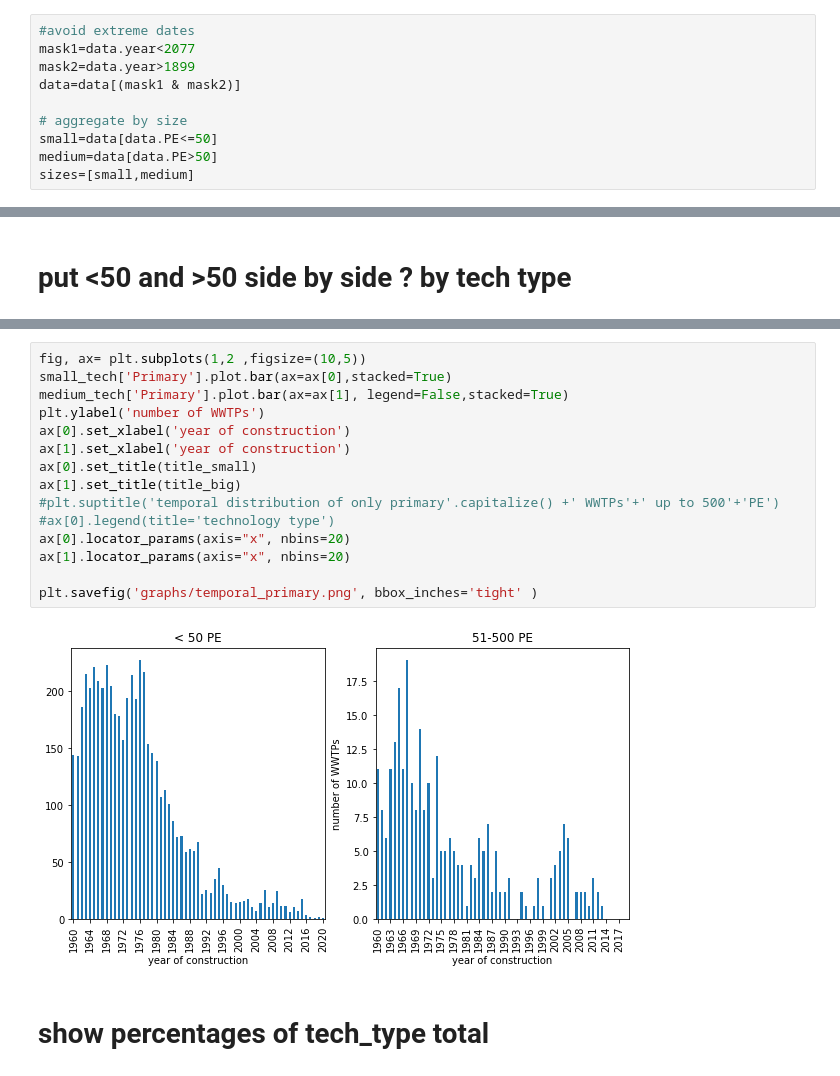
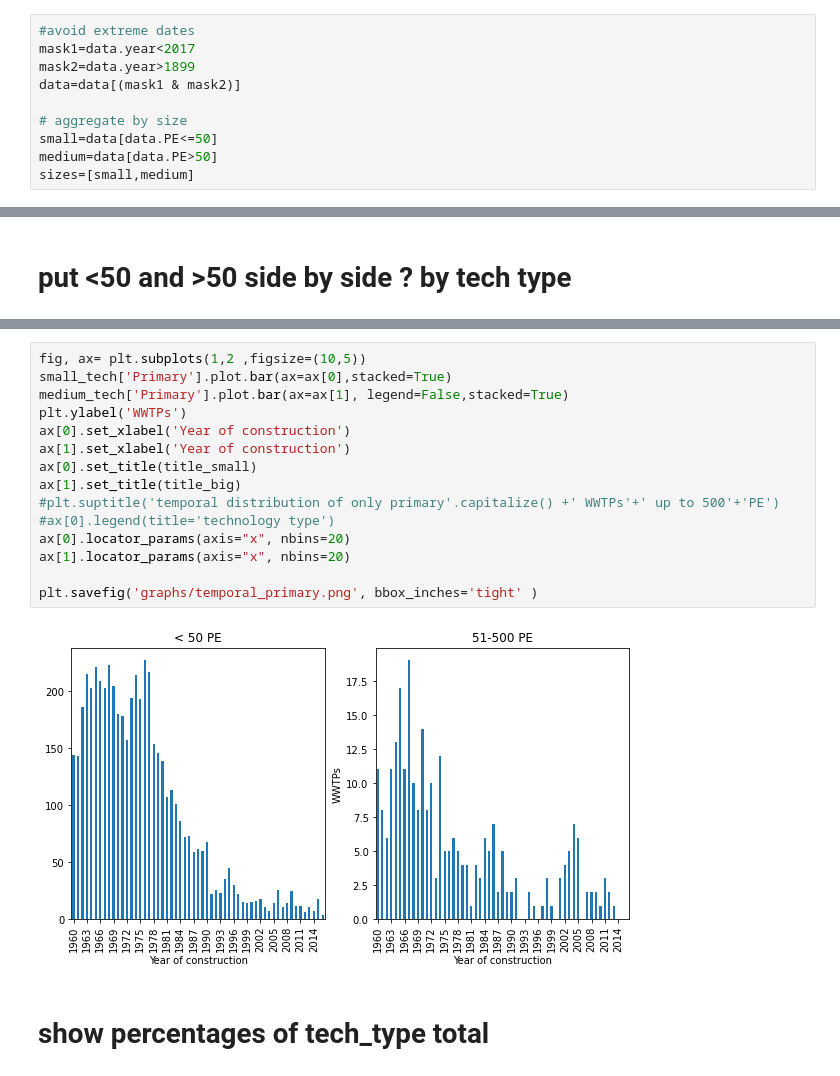
Before and after one commit to anakarpow/Locating-small-wastewater-systems-in-Austria, a Jupyter notebook: unify_graphs.ipynb, the cells around one changed output, grey strips where cells are left out. Drawn from its saved outputs; the diff is of its cells as text.

```diff
--- a/unify_graphs.ipynb
+++ b/unify_graphs.ipynb
@@ -16,7 +16,7 @@ data.year=data.year.astype(int)
 #data[(data.tech_type=='Primary')&(data.year>1995)&(data.PE>50)].to_excel('compliance_big.xlsx')
 # %%
 #avoid extreme dates
-mask1=data.year<2077
+mask1=data.year<2017
 mask2=data.year>1899
 data=data[(mask1 & mask2)]
 
@@ -145,20 +145,20 @@ Text(0.5, 0, 'year of construction')
 # %%
 fig, ax= plt.subplots(1,2 ,figsize=(10,5))
 small_tech['Primary'].plot.bar(ax=ax[0],stacked=True)
 medium_tech['Primary'].plot.bar(ax=ax[1], legend=False,stacked=True)
-plt.ylabel('number of WWTPs')
-ax[0].set_xlabel('year of construction')
-ax[1].set_xlabel('year of construction')
+plt.ylabel('WWTPs')
+ax[0].set_xlabel('Year of construction')
+ax[1].set_xlabel('Year of construction')
 ax[0].set_title(title_small)
 ax[1].set_title(title_big)
 #plt.suptitle('temporal distribution of only primary'.capitalize() +' WWTPs'+' up to 500'+'PE')
 #ax[0].legend(title='technology type')
 ax[0].locator_params(axis="x", nbins=20)
 ax[1].locator_params(axis="x", nbins=20)
 
 plt.savefig('graphs/temporal_primary.png', bbox_inches='tight' )
 # %% [output]
-[figure, old version]
+[figure, new version]
 # %% [markdown]
 # show percentages of tech_type total
 # %%
```
Also changed, not shown: parts of 33 cells of this notebook, 8 other files.
